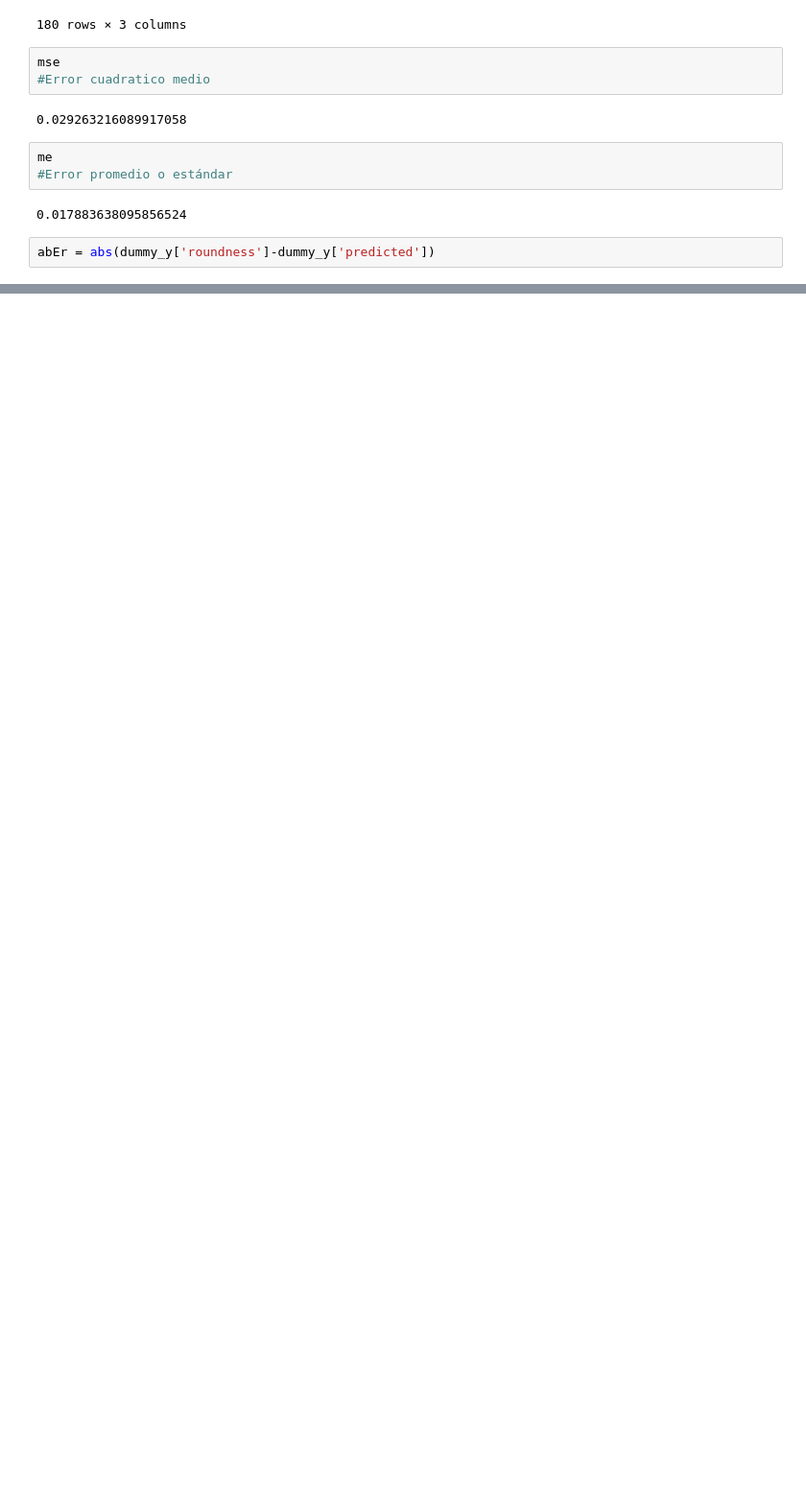
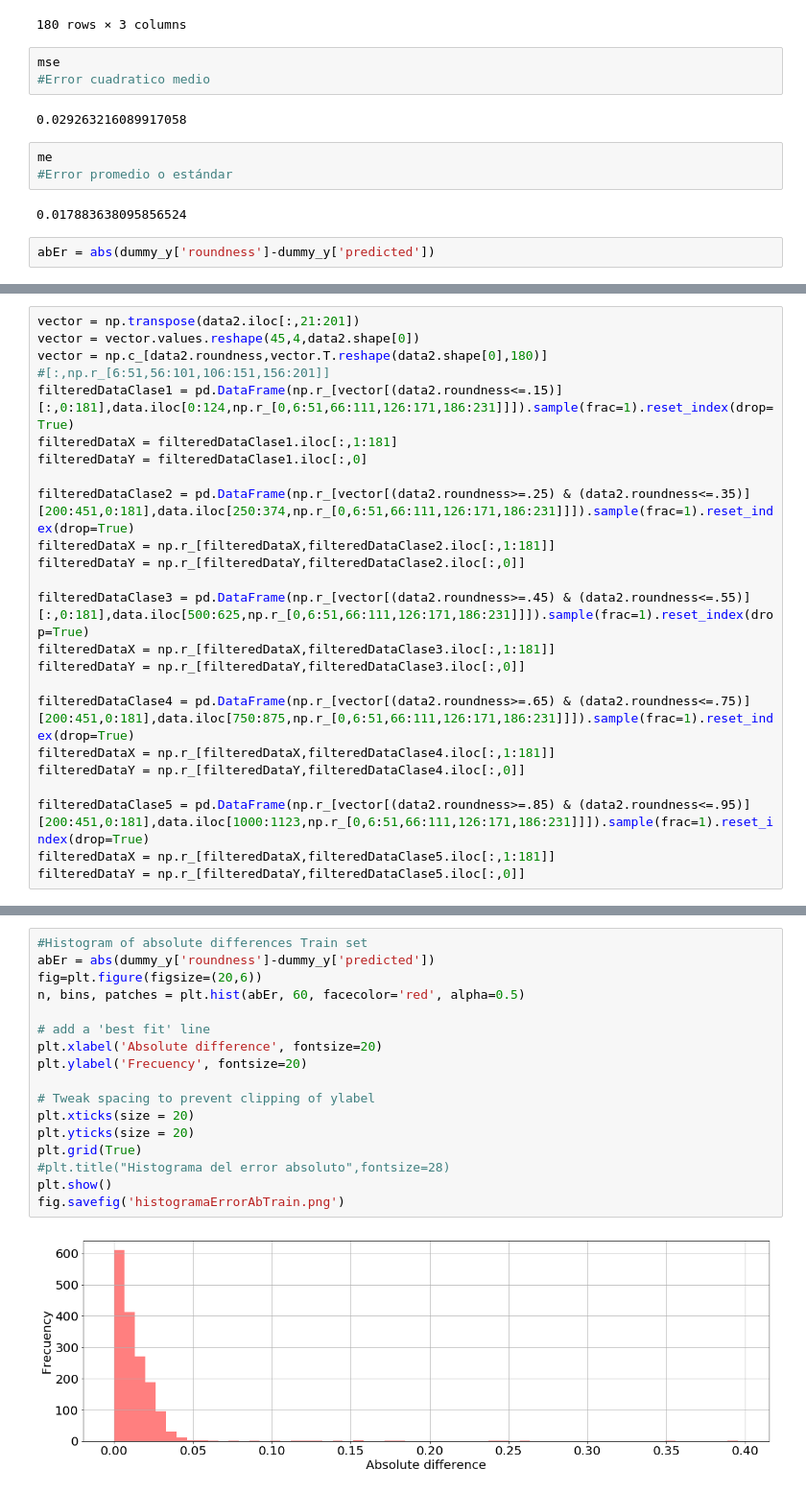
Before and after one commit to Gamalielmch/Morphology, a Jupyter notebook: Jupyter Neural Network/roundness.ipynb, the cells around one changed output, grey strips where cells are left out. Shown at 96% size. Cells and saved outputs as stored; diff of their text form; blank space fills up the shorter version.

```diff
--- a/Jupyter Neural Network/roundness.ipynb
+++ b/Jupyter Neural Network/roundness.ipynb
@@ -499,0 +493,24 @@ fig.savefig('histogramaError.png')
+# %%
+vector = np.transpose(data2.iloc[:,21:201])
+vector = vector.values.reshape(45,4,data2.shape[0])
+vector = np.c_[data2.roundness,vector.T.reshape(data2.shape[0],180)]
+#[:,np.r_[6:51,56:101,106:151,156:201]]
+filteredDataClase1 = pd.DataFrame(np.r_[vector[(data2.roundness<=.15)][:,0:181],data.iloc[0:124,np.r_[0,6:51,66:111,126:171,186:231]]]).sample(frac=1).reset_index(drop=True)
+filteredDataX = filteredDataClase1.iloc[:,1:181]
+filteredDataY = filteredDataClase1.iloc[:,0]
+
+filteredDataClase2 = pd.DataFrame(np.r_[vector[(data2.roundness>=.25) & (data2.roundness<=.35)][200:451,0:181],data.iloc[250:374,np.r_[0,6:51,66:111,126:171,186:231]]]).sample(frac=1).reset_index(drop=True)
+filteredDataX = np.r_[filteredDataX,filteredDataClase2.iloc[:,1:181]]
+filteredDataY = np.r_[filteredDataY,filteredDataClase2.iloc[:,0]]
+
+filteredDataClase3 = pd.DataFrame(np.r_[vector[(data2.roundness>=.45) & (data2.roundness<=.55)][:,0:181],data.iloc[500:625,np.r_[0,6:51,66:111,126:171,186:231]]]).sample(frac=1).reset_index(drop=True)
+filteredDataX = np.r_[filteredDataX,filteredDataClase3.iloc[:,1:181]]
+filteredDataY = np.r_[filteredDataY,filteredDataClase3.iloc[:,0]]
+
+filteredDataClase4 = pd.DataFrame(np.r_[vector[(data2.roundness>=.65) & (data2.roundness<=.75)][200:451,0:181],data.iloc[750:875,np.r_[0,6:51,66:111,126:171,186:231]]]).sample(frac=1).reset_index(drop=True)
+filteredDataX = np.r_[filteredDataX,filteredDataClase4.iloc[:,1:181]]
+filteredDataY = np.r_[filteredDataY,filteredDataClase4.iloc[:,0]]
+
+filteredDataClase5 = pd.DataFrame(np.r_[vector[(data2.roundness>=.85) & (data2.roundness<=.95)][200:451,0:181],data.iloc[1000:1123,np.r_[0,6:51,66:111,126:171,186:231]]]).sample(frac=1).reset_index(drop=True)
+filteredDataX = np.r_[filteredDataX,filteredDataClase5.iloc[:,1:181]]
+filteredDataY = np.r_[filteredDataY,filteredDataClase5.iloc[:,0]]
@@ -561,0 +681,19 @@ model.fit(train_x,train_y,validation_data = (test_x,test_y),callbacks=[early_sto
+# %%
+#Histogram of absolute differences Train set
+abEr = abs(dummy_y['roundness']-dummy_y['predicted'])
+fig=plt.figure(figsize=(20,6))
+n, bins, patches = plt.hist(abEr, 60, facecolor='red', alpha=0.5)
+
+# add a 'best fit' line
+plt.xlabel('Absolute difference', fontsize=20)
+plt.ylabel('Frecuency', fontsize=20)
+
+# Tweak spacing to prevent clipping of ylabel
+plt.xticks(size = 20)
+plt.yticks(size = 20)
+plt.grid(True)
+#plt.title("Histograma del error absoluto",fontsize=28)
+plt.show()
+fig.savefig('histogramaErrorAbTrain.png')
+# %% [output]
+[figure, added]
```
Also changed, not shown: parts of 28 cells of this notebook, 8 other files.
